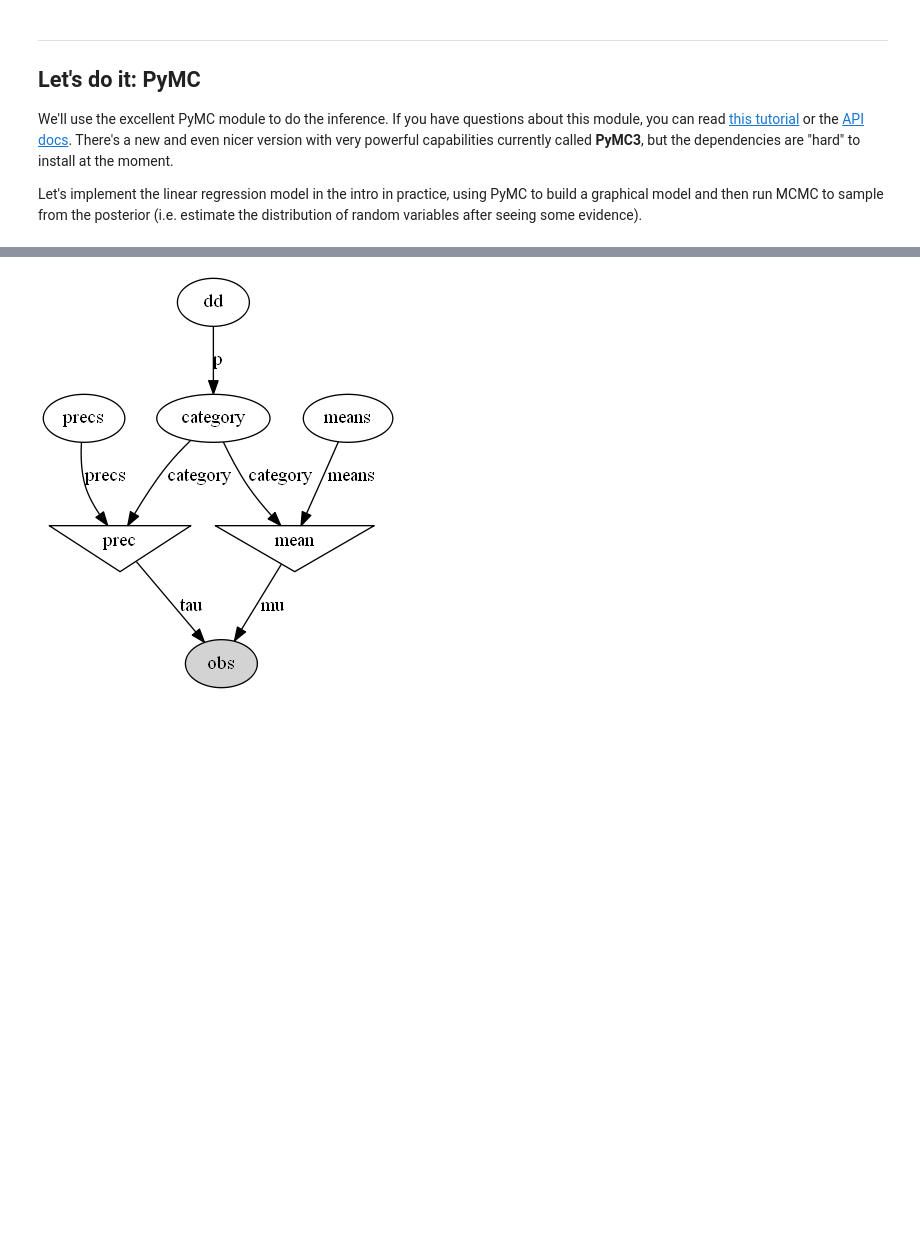
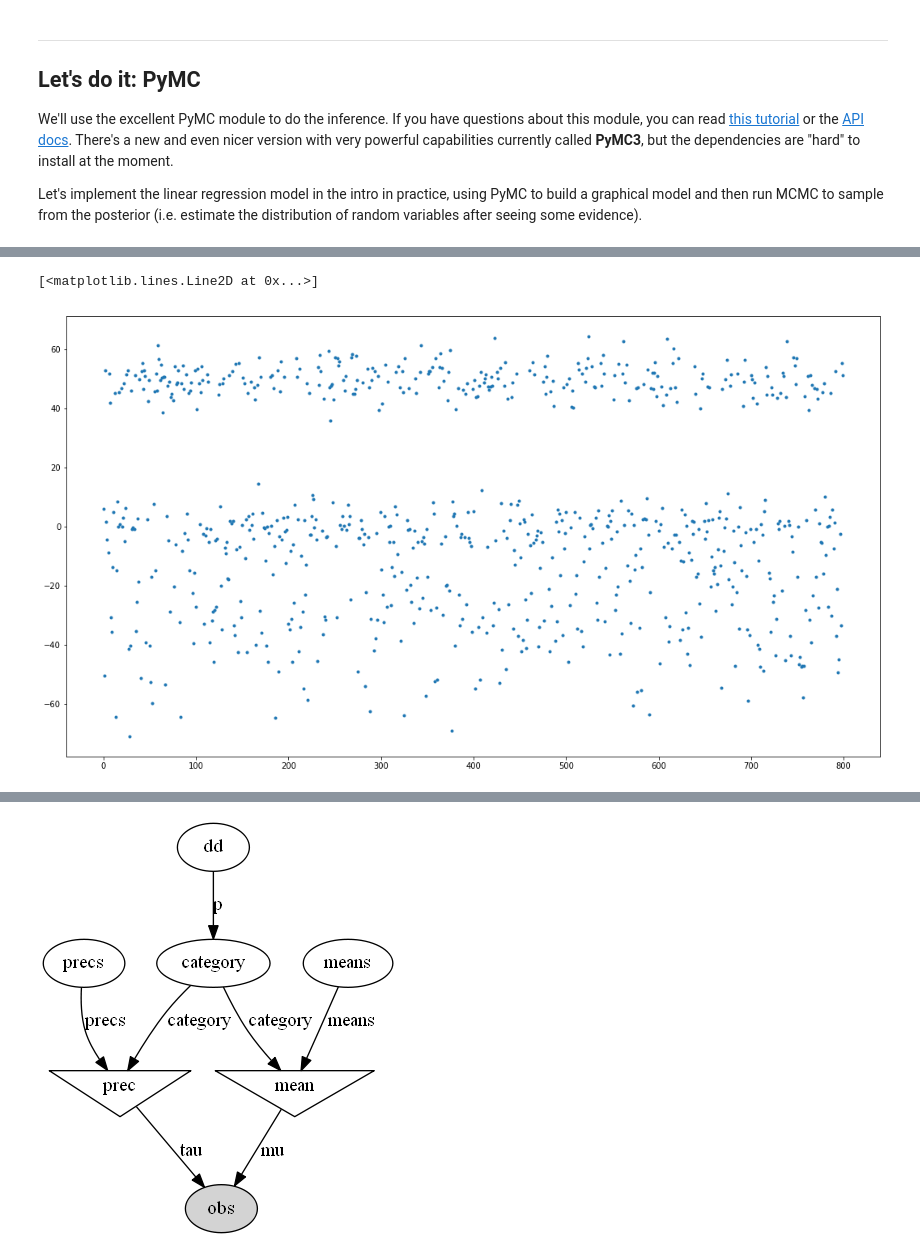
Before and after one commit to johnhw/summerschool2017, a Jupyter notebook: static/static_1.ipynb, the cells around one changed output, grey strips where cells are left out. Saved outputs shown, nothing was run; the diff lists cells and outputs as text; code cells hidden in the pictures; blank space fills up the shorter version.

```diff
--- a/static/static_1.ipynb
+++ b/static/static_1.ipynb
@@ -409,0 +457,5 @@ It is very straightforward to add this to a PyMC graphical model; it is just ano
+# %%
+plt.plot(data, '.')
+# %% [output]
+[<matplotlib.lines.Line2D at 0x...>]
+[figure, added]
```
Also changed, not shown: parts of 23 cells of this notebook, 5 other files.
